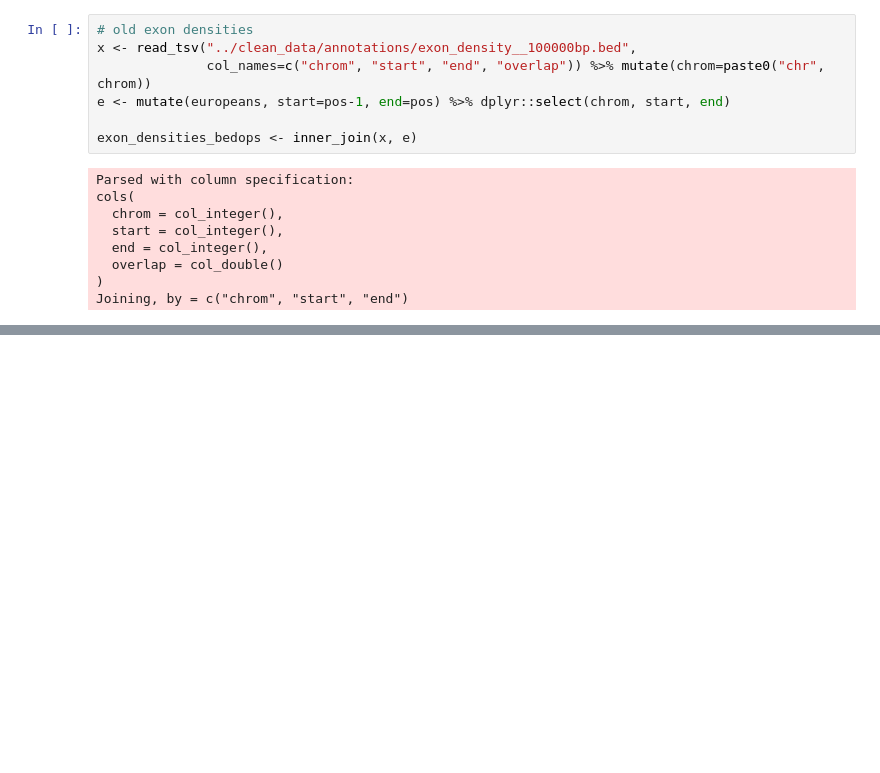
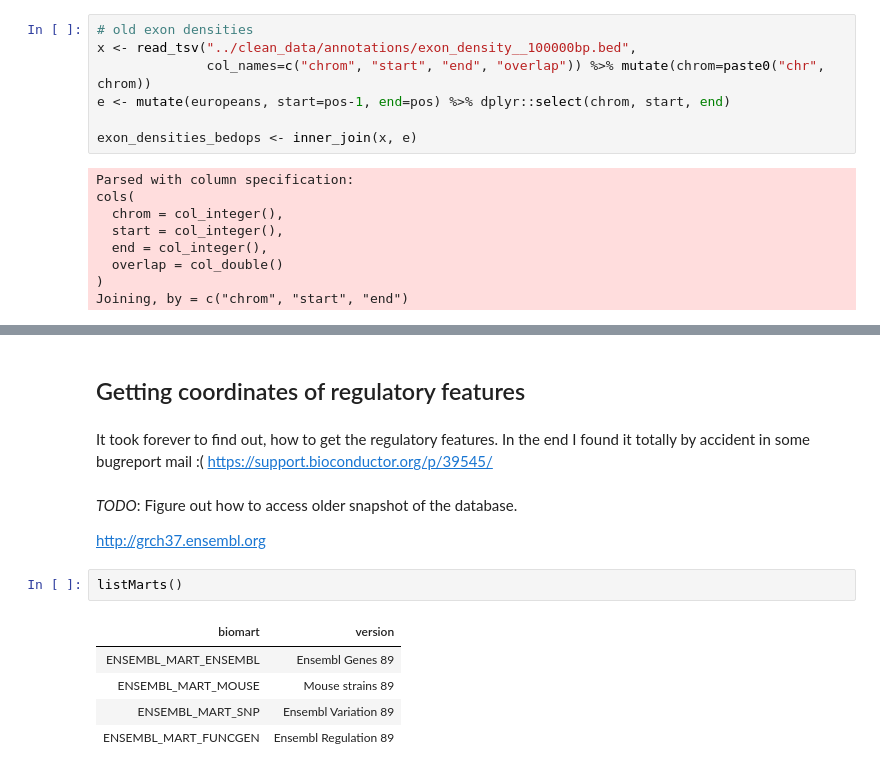
Before and after one commit to bodkan/nea-over-time, a Jupyter notebook: notebooks/introgression_predictors.ipynb, the cells around one changed output, grey strips where cells are left out. Drawn from its saved outputs; the diff is of its cells as text; blank space fills up the shorter version.

```diff
--- a/notebooks/introgression_predictors.ipynb
+++ b/notebooks/introgression_predictors.ipynb
@@ -457,0 +544,16 @@ qplot(x=exon_densities_bedops$overlap, y=exon_densities_gtf$overlap)
+# %% [markdown]
+## Getting coordinates of regulatory features
+# %% [markdown]
+It took forever to find out, how to get the regulatory features. In the end I found it totally by accident in some bugreport mail :( https://support.bioconductor.org/p/39545/
+# %% [markdown]
+*TODO*: Figure out how to access older snapshot of the database.
+
+http://grch37.ensembl.org
+# %%
+listMarts()
+# %% [output]
+| biomart | version |
+| ENSEMBL_MART_ENSEMBL | Ensembl Genes 89 |
+| ENSEMBL_MART_MOUSE | Mouse strains 89 |
+| ENSEMBL_MART_SNP | Ensembl Variation 89 |
+| ENSEMBL_MART_FUNCGEN | Ensembl Regulation 89 |
```
Also changed, not shown: parts of 64 cells of this notebook.
